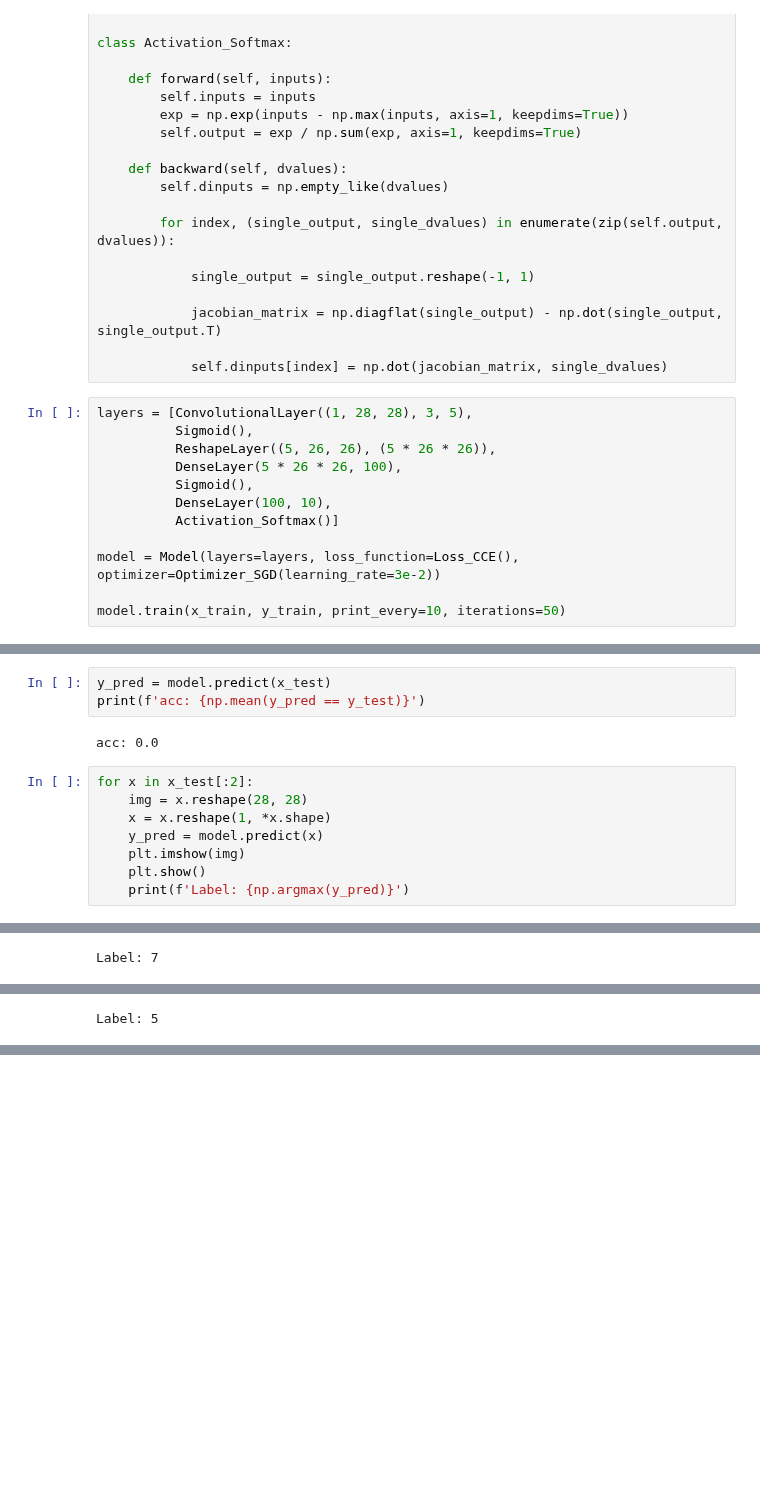
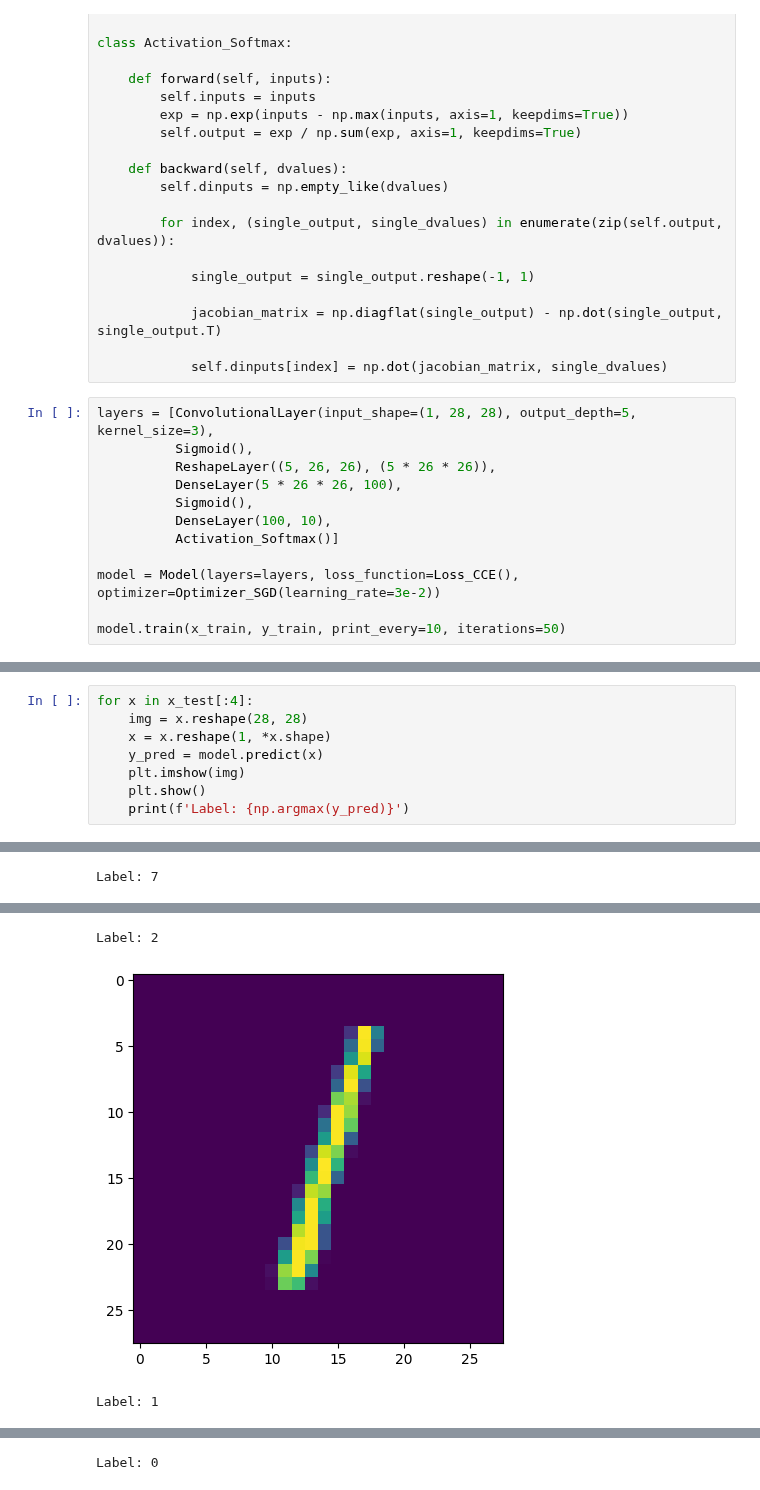
Before and after one commit to daredevil9215/DLFS, a Jupyter notebook: ConvolutionalNeuralNetwork.ipynb, the cells around one changed output, grey strips where cells are left out. Saved outputs shown, nothing was run; the diff lists cells and outputs as text; blank space fills up the shorter version.

```diff
--- a/ConvolutionalNeuralNetwork.ipynb
+++ b/ConvolutionalNeuralNetwork.ipynb
@@ -389,7 +406,7 @@ class Activation_Softmax:
 
             self.dinputs[index] = np.dot(jacobian_matrix, single_dvalues)
 # %%
-layers = [ConvolutionalLayer((1, 28, 28), 3, 5),
+layers = [ConvolutionalLayer(input_shape=(1, 28, 28), output_depth=5, kernel_size=3),
           Sigmoid(),
           ReshapeLayer((5, 26, 26), (5 * 26 * 26)),
           DenseLayer(5 * 26 * 26, 100),
@@ -409,18 +426,15 @@ Loss: 2225.411059029142
-# %%
-y_pred = model.predict(x_test)
-print(f'acc: {np.mean(y_pred == y_test)}')
-# %% [output]
-acc: 0.0
 # %%
-for x in x_test[:2]:
+for x in x_test[:4]:
     img = x.reshape(28, 28)
     x = x.reshape(1, *x.shape)
     y_pred = model.predict(x)
     plt.imshow(img)
     plt.show()
     print(f'Label: {np.argmax(y_pred)}')
 # %% [output]
 [figure]
 Label: 7
 [figure]
-Label: 5
+Label: 2
+[figure, added]
+Label: 1
@@ -426,0 +442 @@ Label: 5
+Label: 0
```
Also changed, not shown: parts of 6 cells of this notebook.
